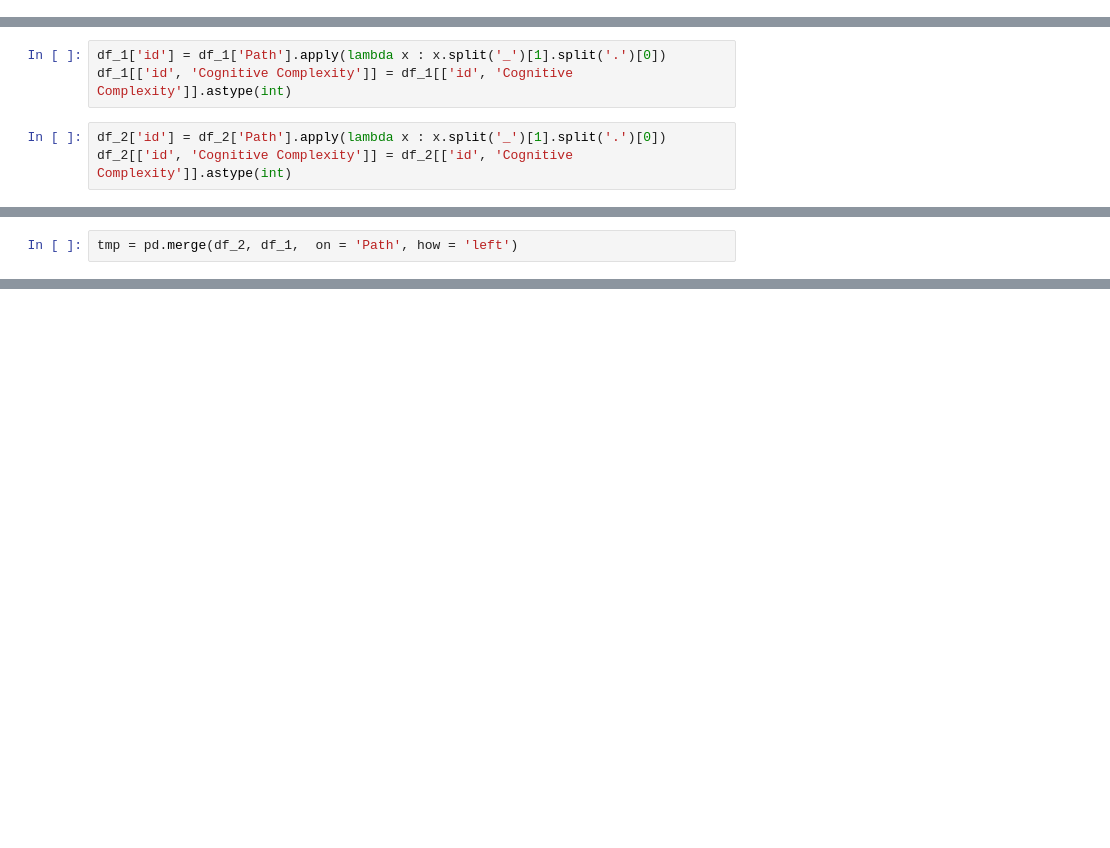
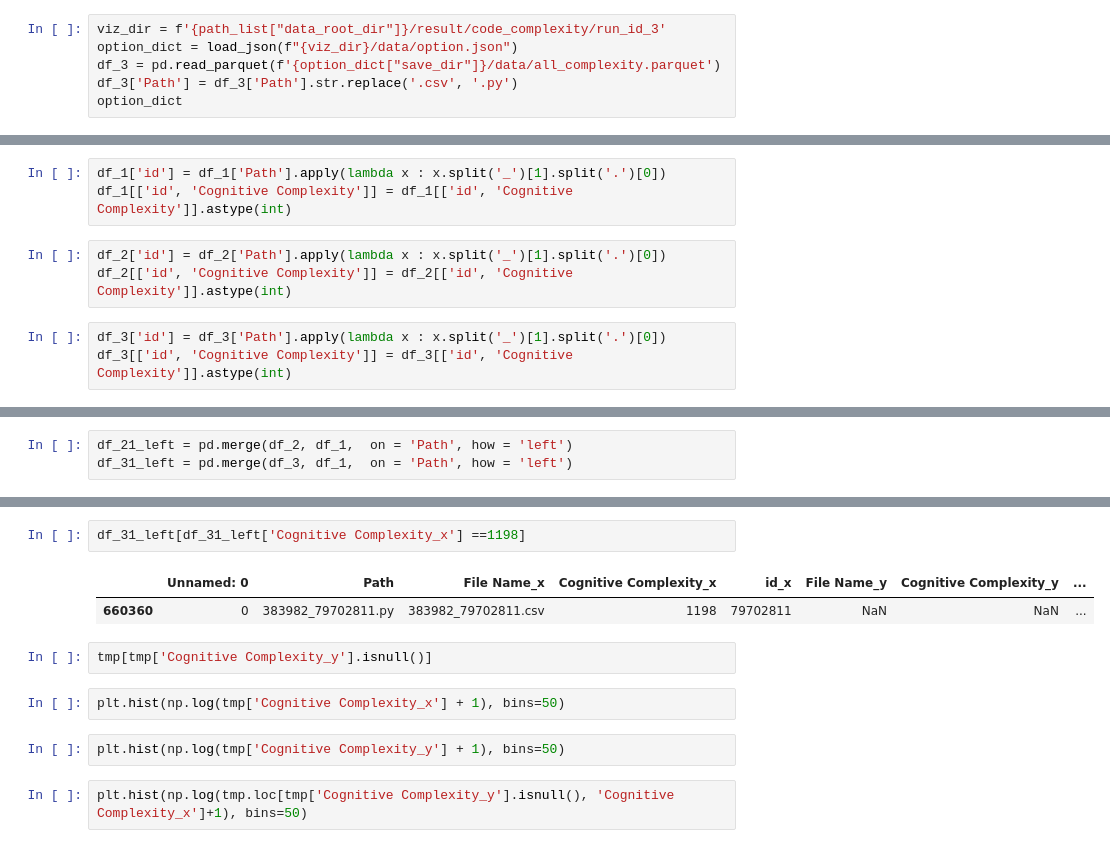
Before and after one commit to myokyunghan/so_difficulty_measure, a Jupyter notebook: run_project/calculate_src_complexity/varification.ipynb, the cells around one changed output, grey strips where cells are left out. Saved outputs shown, nothing was run; the diff lists cells and outputs as text; blank space fills up the shorter version.

```diff
--- a/run_project/calculate_src_complexity/varification.ipynb
+++ b/run_project/calculate_src_complexity/varification.ipynb
@@ -51,3 +51,9 @@ option_dict
  'save_dir': '/mnt/hdd/mghan/so_difficulty_measure/result/code_complexity/run_id_2',
  'selected_tags': 'python',
  'snapshot': 'public_for_260105'}
+# %%
+viz_dir = f'{path_list["data_root_dir"]}/result/code_complexity/run_id_3'
+option_dict = load_json(f"{viz_dir}/data/option.json")
+df_3 = pd.read_parquet(f'{option_dict["save_dir"]}/data/all_complexity.parquet')
+df_3['Path'] = df_3['Path'].str.replace('.csv', '.py')
+option_dict
@@ -73,3 +86,6 @@ df_1[['id', 'Cognitive Complexity']] = df_1[['id', 'Cognitive Complexity']].asty
 # %%
 df_2['id'] = df_2['Path'].apply(lambda x : x.split('_')[1].split('.')[0])
 df_2[['id', 'Cognitive Complexity']] = df_2[['id', 'Cognitive Complexity']].astype(int)
+# %%
+df_3['id'] = df_3['Path'].apply(lambda x : x.split('_')[1].split('.')[0])
+df_3[['id', 'Cognitive Complexity']] = df_3[['id', 'Cognitive Complexity']].astype(int)
@@ -92,5 +118,6 @@ tmp[tmp['Cognitive Complexity_x'] != tmp['Cognitive Complexity_y']]
 | 247750 | 86375_73322462.py | 86375_73322462.py | 1 | 73322462 | 0 | 86375_73322462.csv | 0 | ... |
 53888 rows × 8 columns
 # %%
-tmp = pd.merge(df_2, df_1,  on = 'Path', how = 'left')
+df_21_left = pd.merge(df_2, df_1,  on = 'Path', how = 'left')
+df_31_left = pd.merge(df_3, df_1,  on = 'Path', how = 'left')
 # %%
@@ -102,3 +133,16 @@ tmp[tmp['Cognitive Complexity_x'] ==1201]
 # %% [output]
 |  | Unnamed: 0 | Path | File Name_x | Cognitive Complexity_x | id_x | File Name_y | Cognitive Complexity_y | ... |
 | 660360 | 0 | 383982_79702811.py | 383982_79702811.csv | 1201 | 79702811 | NaN | NaN | ... |
+# %%
+df_31_left[df_31_left['Cognitive Complexity_x'] ==1198]
+# %% [output]
+|  | Unnamed: 0 | Path | File Name_x | Cognitive Complexity_x | id_x | File Name_y | Cognitive Complexity_y | ... |
+| 660360 | 0 | 383982_79702811.py | 383982_79702811.csv | 1198 | 79702811 | NaN | NaN | ... |
+# %%
+tmp[tmp['Cognitive Complexity_y'].isnull()]
+# %%
+plt.hist(np.log(tmp['Cognitive Complexity_x'] + 1), bins=50)
+# %%
+plt.hist(np.log(tmp['Cognitive Complexity_y'] + 1), bins=50)
+# %%
+plt.hist(np.log(tmp.loc[tmp['Cognitive Complexity_y'].isnull(), 'Cognitive Complexity_x']+1), bins=50)
```
Also changed, not shown: parts of 9 cells of this notebook, 37 other files.
